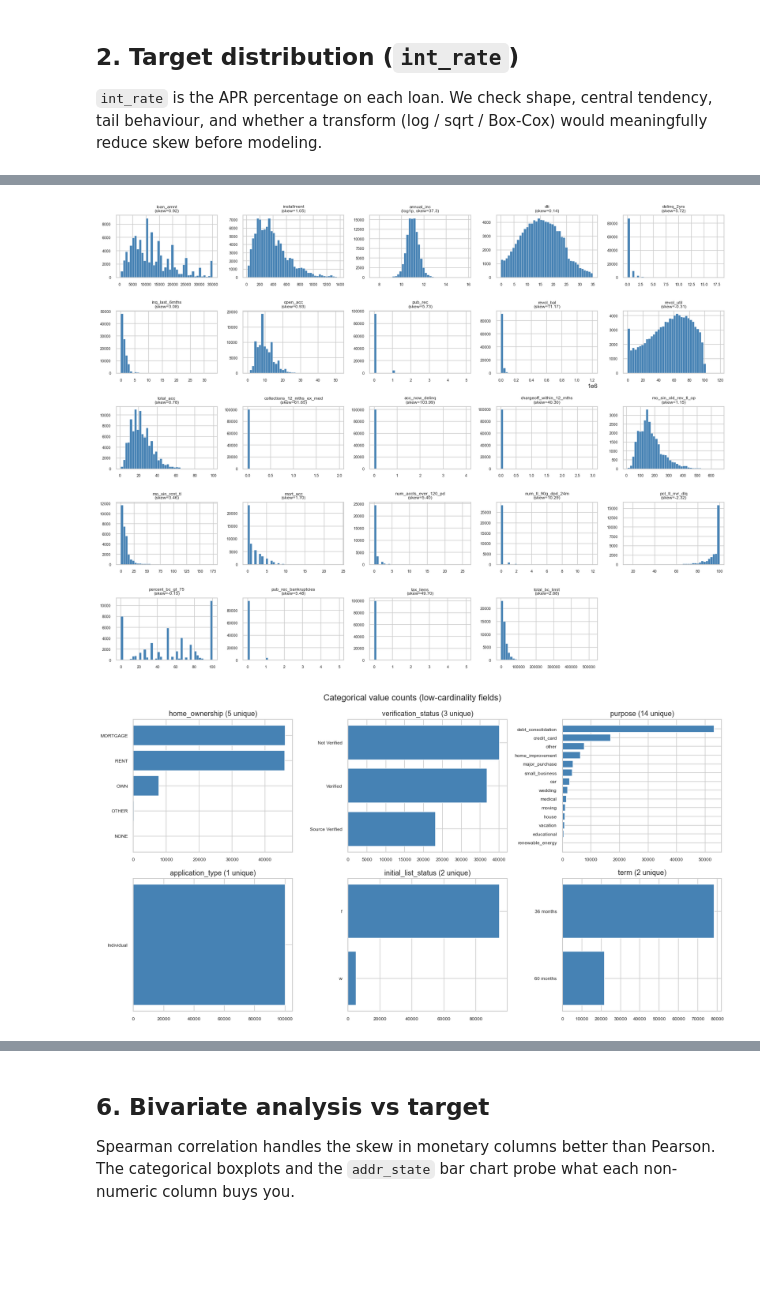
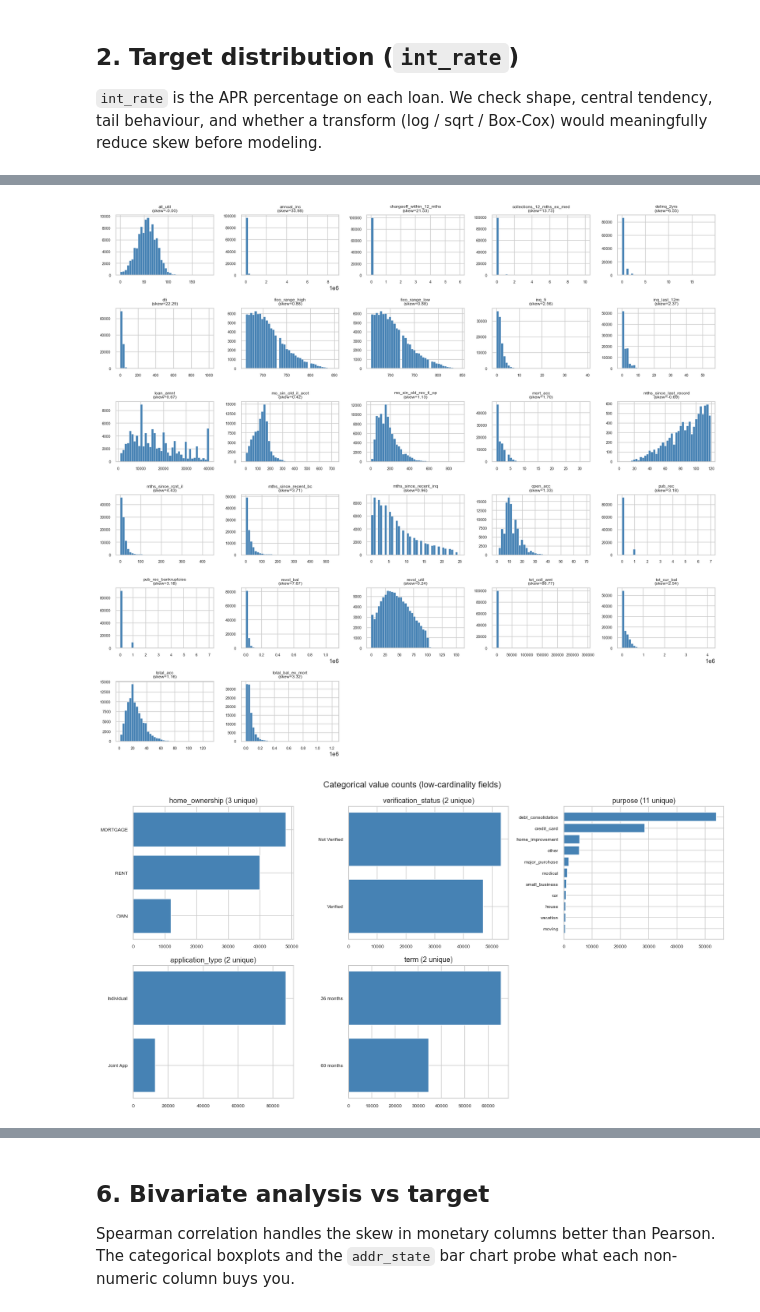
Before and after one commit to liulawrence2002/applied-ai, a Jupyter notebook: project 1/notebooks/01_eda.ipynb, the cells around one changed output, grey strips where cells are left out. Saved outputs shown, nothing was run; the diff lists cells and outputs as text; code cells hidden in the pictures; blank space fills up the shorter version.

```diff
--- a/project 1/notebooks/01_eda.ipynb
+++ b/project 1/notebooks/01_eda.ipynb
@@ -86,12 +97,14 @@ Load train and test with the same `pl.read_csv` overrides as the production pipe
 train = pl.read_csv(
     DATA_DIR / "LC_train.csv",
     schema_overrides=NUMERIC_OVERRIDES,
+    null_values=["NA"],
     infer_schema_length=20000,
 ).to_pandas()
 
 test = pl.read_csv(
     DATA_DIR / "LC_test.csv",
     schema_overrides=NUMERIC_OVERRIDES,
+    null_values=["NA"],
     infer_schema_length=20000,
 ).to_pandas()
 
@@ -176,8 +197,8 @@ fig, axes = plt.subplots(1, 3, figsize=(15, 4))
 
 # Histogram + KDE
 sns.histplot(y, bins=50, kde=True, ax=axes[0], color="steelblue")
-for q, c in zip([0.05, 0.95], ["orange", "orange"]):
-    axes[0].axvline(y.quantile(q), color=c, linestyle="--", linewidth=1)
+for q in [0.05, 0.95]:
+    axes[0].axvline(y.quantile(q), color="orange", linestyle="--", linewidth=1)
 axes[0].set_title(f"Histogram + KDE (mean={y.mean():.2f}, median={y.median():.2f})")
 axes[0].set_xlabel("int_rate (%)")
 
@@ -245,10 +259,10 @@ Columns with any missingness: 23
 # %%
 fig, ax = plt.subplots(figsize=(10, 6))
-top15 = null_table.head(15).sort_values("pct")
-ax.barh(top15.index, top15["pct"], color="steelblue")
+top = null_table.sort_values("pct").tail(15)
+ax.barh(top.index, top["pct"], color="steelblue")
 ax.set_xlabel("% missing")
 ax.set_title("Top-15 columns by missingness (train)")
-for i, (col, pct) in enumerate(zip(top15.index, top15["pct"])):
+for i, (col, pct) in enumerate(zip(top.index, top["pct"])):
     ax.text(pct + 0.5, i, f"{pct:.1f}%", va="center", fontsize=9)
 save_fig("03_missingness_top15")
 plt.show()
@@ -276,14 +286,0 @@ plt.show()
-# %%
-# Null fraction by year — exposes structural MNAR (column introduced mid-period)
-train_sorted["issue_year"] = train_sorted["issue_d"].dt.year
-high_miss_cols = null_table[null_table["pct"] > 1].index.tolist()
-null_by_year = train_sorted.groupby("issue_year")[high_miss_cols].apply(
-    lambda g: g.isna().mean()
-)
-
-fig, ax = plt.subplots(figsize=(12, 6))
-sns.heatmap(null_by_year.T, annot=True, fmt=".2f", cmap="Reds", cbar_kws={"label": "null fraction"}, ax=ax)
-ax.set_title("Null fraction by issue_year (high-missingness columns)")
-ax.set_xlabel("issue_year")
-save_fig("03_missingness_by_year")
-plt.show()
@@ -361,40 +350,44 @@ Skewness ranking (by |skew|):
 # %%
-# 5×5 grid of numeric histograms — log scale where skew > 3
-ncols, nrows = 5, int(np.ceil(len(numeric_cols) / 5))
+# Grid of numeric histograms — log scale where skew > 3 and positive
+ncols = 5
+nrows = int(np.ceil(len(numeric_cols) / ncols))
 fig, axes = plt.subplots(nrows, ncols, figsize=(ncols * 3.2, nrows * 2.4))
 for i, col in enumerate(numeric_cols):
     ax = axes.flat[i]
     series = train[col].dropna()
+    if len(series) == 0:
+        ax.axis("off"); continue
     log_scale = abs(series.skew()) > 3 and (series > 0).all()
     if log_scale:
         ax.hist(np.log1p(series), bins=40, color="steelblue", edgecolor="white", linewidth=0.3)
         ax.set_title(f"{col}\n(log1p, skew={series.skew():.1f})", fontsize=8)
     else:
         ax.hist(series, bins=40, color="steelblue", edgecolor="white", linewidth=0.3)
         ax.set_title(f"{col}\n(skew={series.skew():.2f})", fontsize=8)
     ax.tick_params(labelsize=7)
 for j in range(len(numeric_cols), nrows * ncols):
     axes.flat[j].axis("off")
 save_fig("04_numeric_histograms")
 plt.show()
 # %% [output]
-[figure, old version]
+[figure, new version]
 # %%
 # Categorical value-count bars
 cat_cols = [c for c in ["home_ownership", "verification_status", "purpose",
-                        "application_type", "initial_list_status", "term"]
-            if c in train.columns]
+                        "application_type", "term"] if c in train.columns]
 fig, axes = plt.subplots(2, 3, figsize=(15, 8))
 for ax, col in zip(axes.flat, cat_cols):
     vc = train[col].value_counts(dropna=False).head(15)
     ax.barh(vc.index.astype(str)[::-1], vc.values[::-1], color="steelblue")
     ax.set_title(f"{col} ({train[col].nunique(dropna=False)} unique)")
     ax.tick_params(labelsize=8)
+for j in range(len(cat_cols), 6):
+    axes.flat[j].axis("off")
 plt.suptitle("Categorical value counts (low-cardinality fields)")
 save_fig("04_categorical_counts")
 plt.show()
 # %% [output]
-[figure, old version]
+[figure, new version]
 # %%
 # emp_length raw values + ordinal mapping proposal
 emp_vc = train["emp_length"].value_counts(dropna=False)
```
Also changed, not shown: parts of 87 cells of this notebook, 1 other file.
